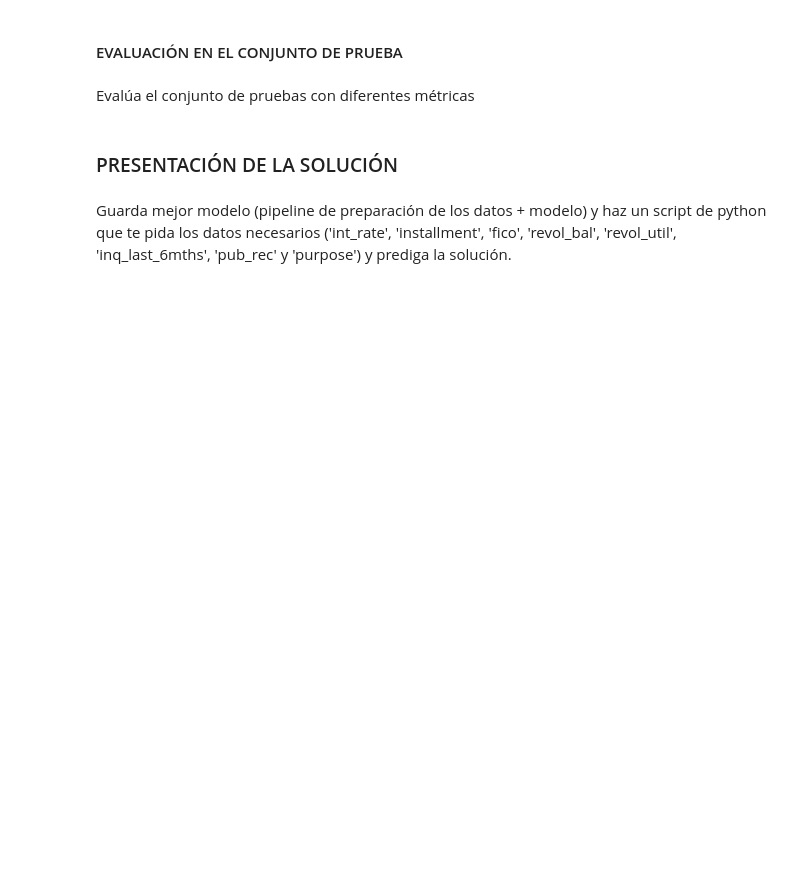
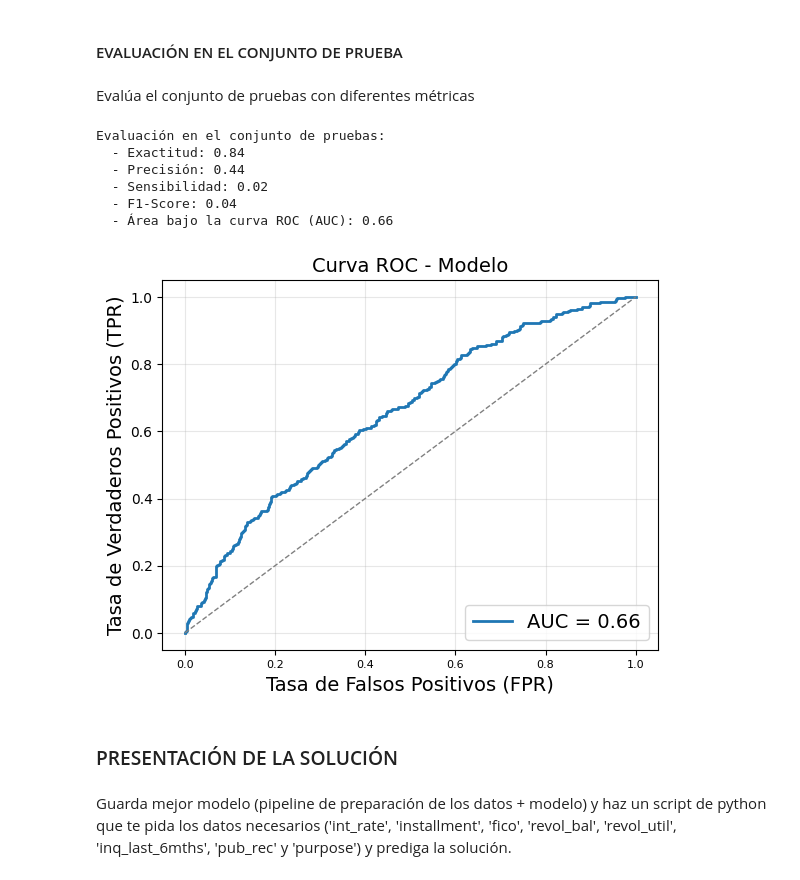
Before and after one commit to iruneguinea9/SAPA, a Jupyter notebook: 2_8/2_8Ejercicios.ipynb, the cells around one changed output. Cells and saved outputs as stored; diff of their text form; code cells hidden in the pictures; blank space fills up the shorter version.

```diff
--- a/2_8/2_8Ejercicios.ipynb
+++ b/2_8/2_8Ejercicios.ipynb
@@ -211,6 +392,49 @@ Usa búsqueda exhaustiva o búsqueda aleatoria para optimizar el mejor modelo de
 #### EVALUACIÓN EN EL CONJUNTO DE PRUEBA
 # %% [markdown]
 Evalúa el conjunto de pruebas con diferentes métricas
+# %%
+y_test_pred = mejor_modelo.predict(X_test)
+
+# Calcular métricas
+test_accuracy = accuracy_score(y_test, y_test_pred)
+test_precision = precision_score(y_test, y_test_pred)
+test_recall = recall_score(y_test, y_test_pred)
+test_f1 = f1_score(y_test, y_test_pred)
+
+print("Evaluación en el conjunto de pruebas:")
+print(f"  - Exactitud: {test_accuracy:.2f}")
+print(f"  - Precisión: {test_precision:.2f}")
+print(f"  - Sensibilidad: {test_recall:.2f}")
+print(f"  - F1-Score: {test_f1:.2f}")
+
+# Evaluar el área bajo la curva ROC (AUC)
+if hasattr(mejor_modelo.named_steps['logisticregression'], 'predict_proba'):
+    y_test_proba = mejor_modelo.predict_proba(X_test)[:, 1]
+    test_roc_auc = roc_auc_score(y_test, y_test_proba)
+    print(f"  - Área bajo la curva ROC (AUC): {test_roc_auc:.2f}")
+
+    # Calcular la curva ROC
+    fpr, tpr, _ = roc_curve(y_test, y_test_proba)
+
+    # Hacer el gráfico
+    plt.plot(fpr, tpr, label=f'AUC = {test_roc_auc:.2f}', lw=2)
+    plt.plot([0, 1], [0, 1], linestyle='--', color='gray', lw=1)
+    plt.title('Curva ROC - Modelo')
+    plt.xlabel('Tasa de Falsos Positivos (FPR)')
+    plt.ylabel('Tasa de Verdaderos Positivos (TPR)')
+    plt.legend(loc='lower right')
+    plt.grid(alpha=0.3)
+    plt.show()
+else:
+    print("El modelo no soporta cálculo de probabilidades para la curva ROC.")
+# %% [output]
+Evaluación en el conjunto de pruebas:
+  - Exactitud: 0.84
+  - Precisión: 0.44
+  - Sensibilidad: 0.02
+  - F1-Score: 0.04
+  - Área bajo la curva ROC (AUC): 0.66
+[figure, added]
 # %% [markdown]
 ### PRESENTACIÓN DE LA SOLUCIÓN
 # %% [markdown]
```
Also changed, not shown: parts of 6 cells of this notebook, 1 other file.
